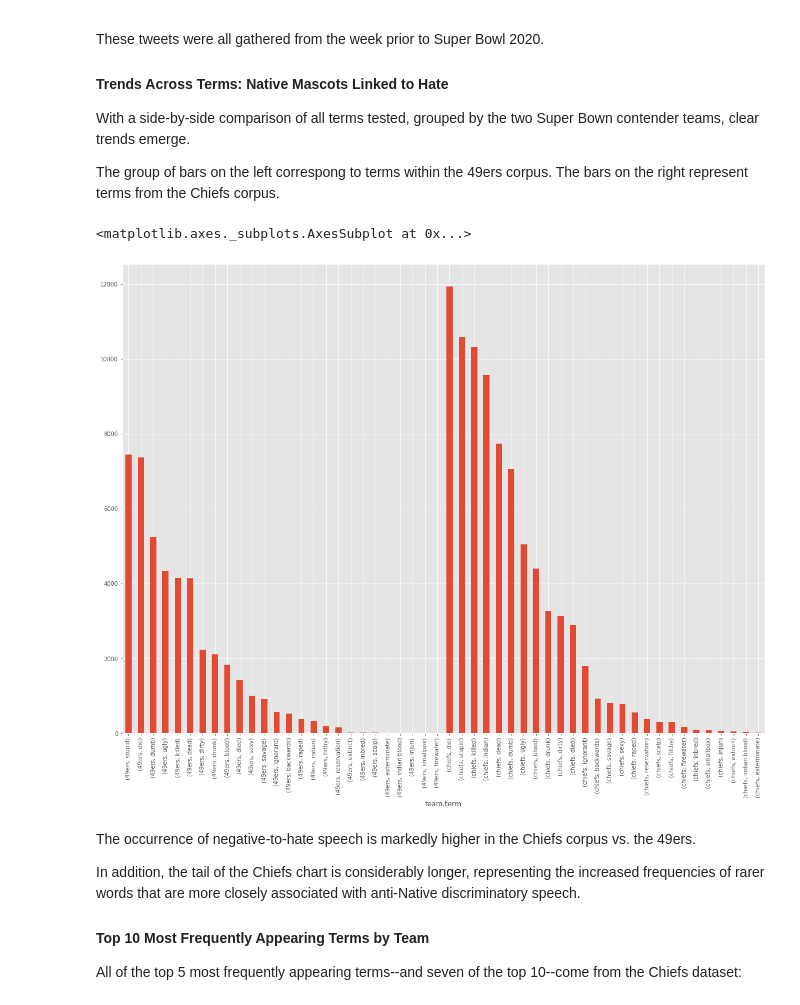
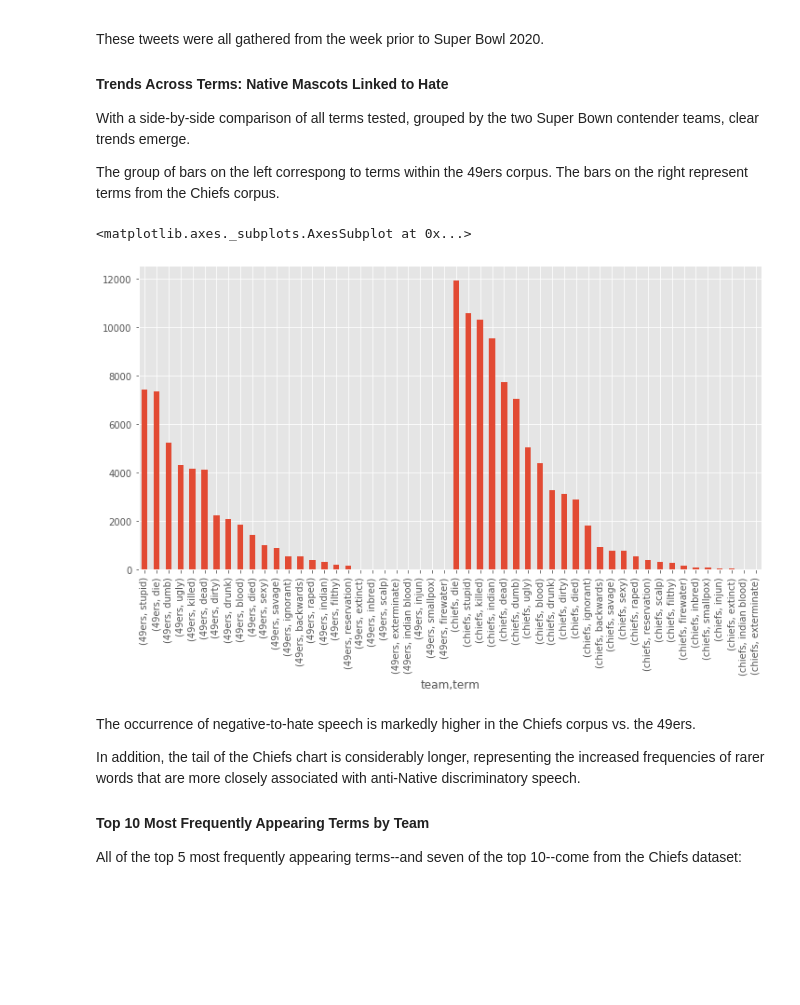
Before and after one commit to IndigenousEngineering/Not_Your_Mascot, a Jupyter notebook: Not_Your_Mascot_full.ipynb, the cells around one changed output. Saved outputs shown, nothing was run; the diff lists cells and outputs as text; code cells hidden in the pictures; blank space fills up the shorter version.

```diff
--- a/Not_Your_Mascot_full.ipynb
+++ b/Not_Your_Mascot_full.ipynb
@@ -1495,10 +1495,10 @@ The group of bars on the left correspong to terms within the 49ers corpus. The b
 # %%
 # group terms by team, show all
 
-chiefs_and_49ers.groupby("team").term.value_counts().plot.bar(figsize=(20,15))
+chiefs_and_49ers.groupby("team").term.value_counts().plot.bar(figsize=(12,6))
 # %% [output]
 <matplotlib.axes._subplots.AxesSubplot at 0x...>
-[figure, old version]
+[figure, new version]
 # %% [markdown]
 The occurrence of negative-to-hate speech is markedly higher in the Chiefs corpus vs. the 49ers.
 
```
Also changed, not shown: parts of 17 cells of this notebook.
